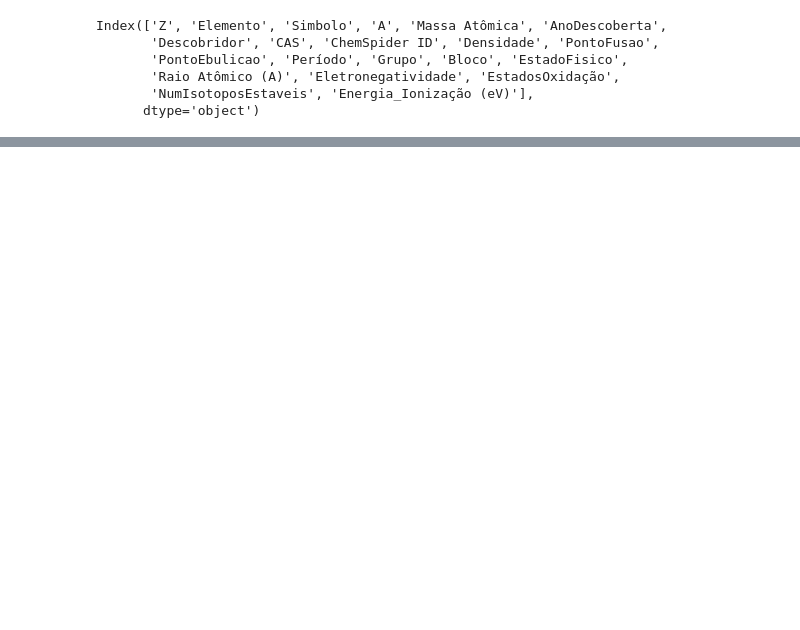
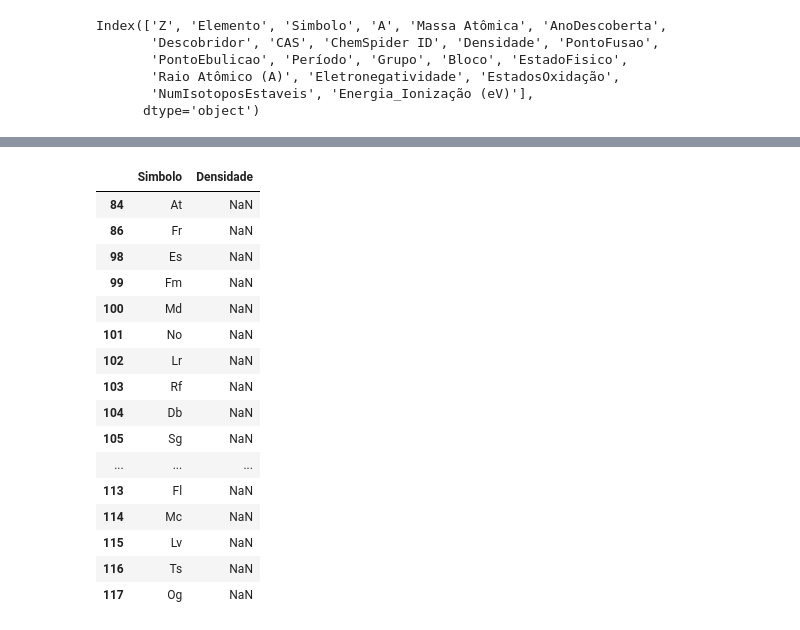
Before and after one commit to bosontreinamentos/pandas, a Jupyter notebook: Pandas.ipynb, the cells around one changed output, grey strips where cells are left out. Saved outputs shown, nothing was run; the diff lists cells and outputs as text; code cells hidden in the pictures; blank space fills up the shorter version.

```diff
--- a/Pandas.ipynb
+++ b/Pandas.ipynb
@@ -184,0 +329,25 @@ dfq.loc[:,["Simbolo","A","Massa Atômica"]]
+# %%
+# Elementos que não possuem densidade determinada
+import pandas as pd
+
+dfq = pd.read_excel(r'C:\Arquivos\testeElementos.xlsx')
+
+dfq.loc[dfq.Densidade.isnull(),['Simbolo','Densidade']]
+# %% [output]
+|  | Simbolo | Densidade |
+| 84 | At | NaN |
+| 86 | Fr | NaN |
+| 98 | Es | NaN |
+| 99 | Fm | NaN |
+| 100 | Md | NaN |
+| 101 | No | NaN |
+| 102 | Lr | NaN |
+| 103 | Rf | NaN |
+| 104 | Db | NaN |
+| 105 | Sg | NaN |
+| ... | ... | ... |
+| 113 | Fl | NaN |
+| 114 | Mc | NaN |
+| 115 | Lv | NaN |
+| 116 | Ts | NaN |
+| 117 | Og | NaN |
```
Also changed, not shown: parts of 12 cells of this notebook.
